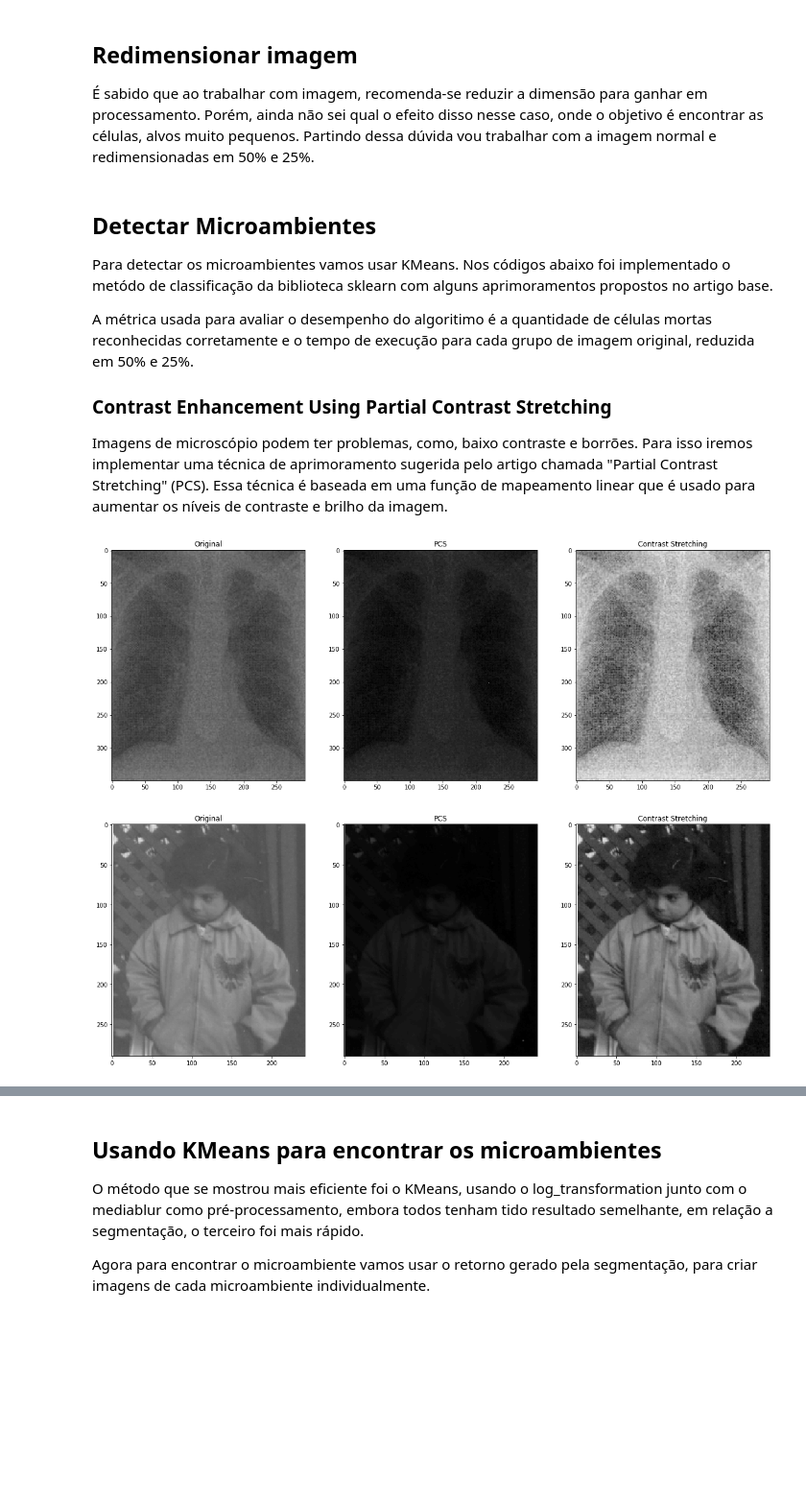
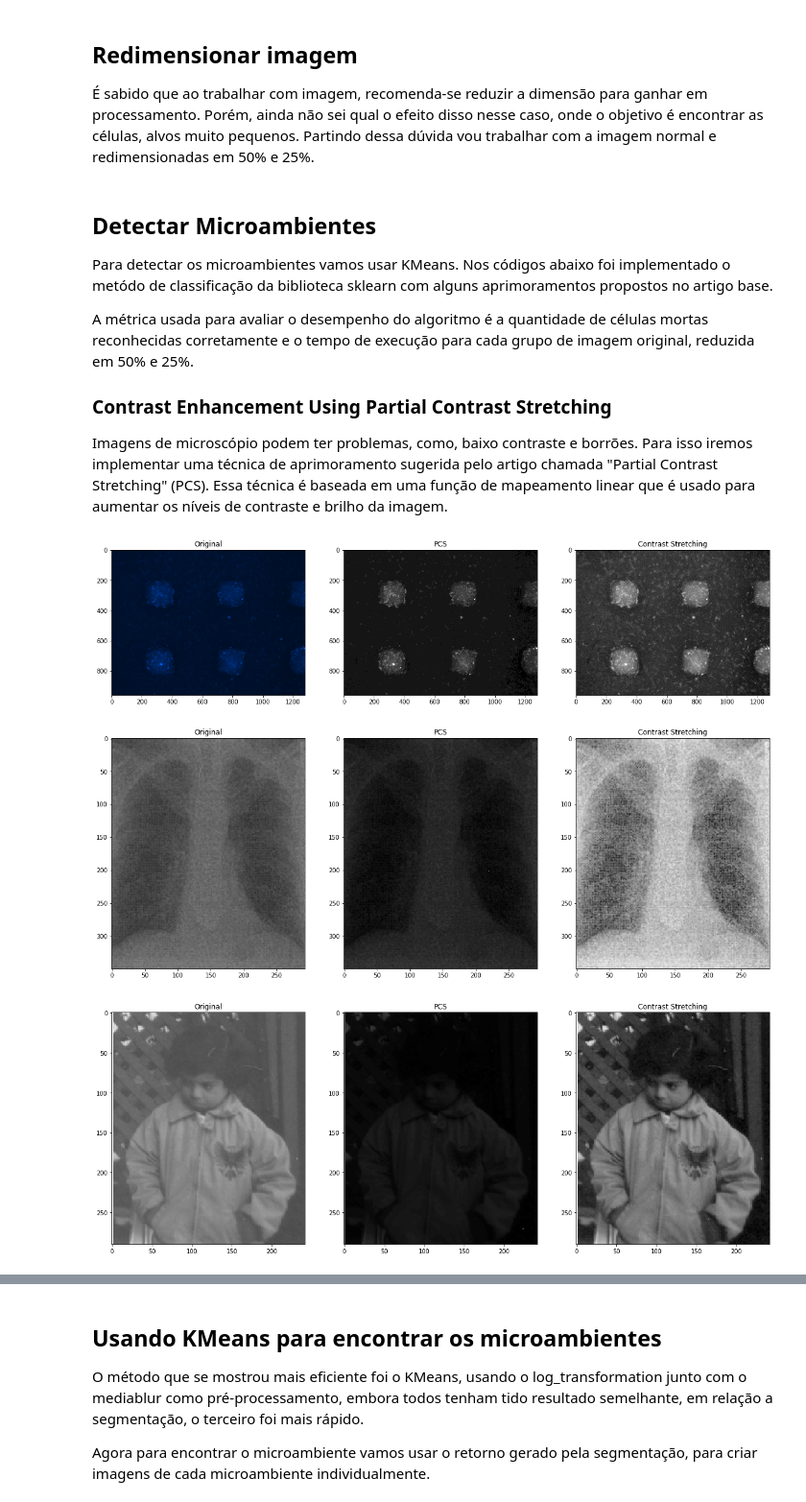
Before and after one commit to vdscruz/img-classifier-viability-cell, a Jupyter notebook: main.ipynb, the cells around one changed output, grey strips where cells are left out. Shown at 96% size. Saved outputs shown, nothing was run; the diff lists cells and outputs as text; code cells hidden in the pictures; blank space fills up the shorter version.

```diff
--- a/main.ipynb
+++ b/main.ipynb
@@ -85,7 +85,7 @@ for i, image in enumerate(originals):
 
 Para detectar os microambientes vamos usar KMeans. Nos códigos abaixo foi implementado o metódo de classificação da biblioteca sklearn com alguns aprimoramentos propostos no artigo base.
 
-A métrica usada para avaliar o desempenho do algoritimo é a quantidade de células mortas reconhecidas corretamente e o tempo de execução para cada grupo de imagem original, reduzida em 50% e 25%.
+A métrica usada para avaliar o desempenho do algoritmo é a quantidade de células mortas reconhecidas corretamente e o tempo de execução para cada grupo de imagem original, reduzida em 50% e 25%.
 
 <h3>Contrast Enhancement Using Partial Contrast Stretching</h3>
 
@@ -160,36 +160,38 @@ def pcs(img, tx = 0.1):
 
     return output
 
 def compare_improvement(img):
     fig = plt.figure()
     fig.set_size_inches((20,20))
     plt.subplot(1,3,1)
     plt.title('Original')
     plt.imshow(img, 'gray')
 
     plt.subplot(1,3,2)
     img_pcs = pcs(img, 0.9)
     plt.title('PCS')
     plt.imshow(img_pcs, 'gray')
 
     plt.subplot(1,3,3)
     img_cs = contrast_stretching(img, 0.1)
     plt.title('Contrast Stretching')
     plt.imshow(img_cs, 'gray')
 
 
-#img = originals[0]
+img = originals[0]
 #img = reduced_50[0]
 #img = reduced_25[0]
 
 #img = cv2.imread('./content/girl.png')
 #img = cv2.imread('./content/bones.png')
 
+compare_improvement(img)
 compare_improvement(cv2.imread('./content/bones.png'))
 compare_improvement(cv2.imread('./content/girl.png'))
 # %% [output]
-[figure, old version]
+[figure, new version]
-[figure, old version]
+[figure, new version]
+[figure, added]
 # %% [markdown]
 <h2>Comparando pré-processamentos</h2>
 
```
Also changed, not shown: parts of 14 cells of this notebook, 3 other files.
